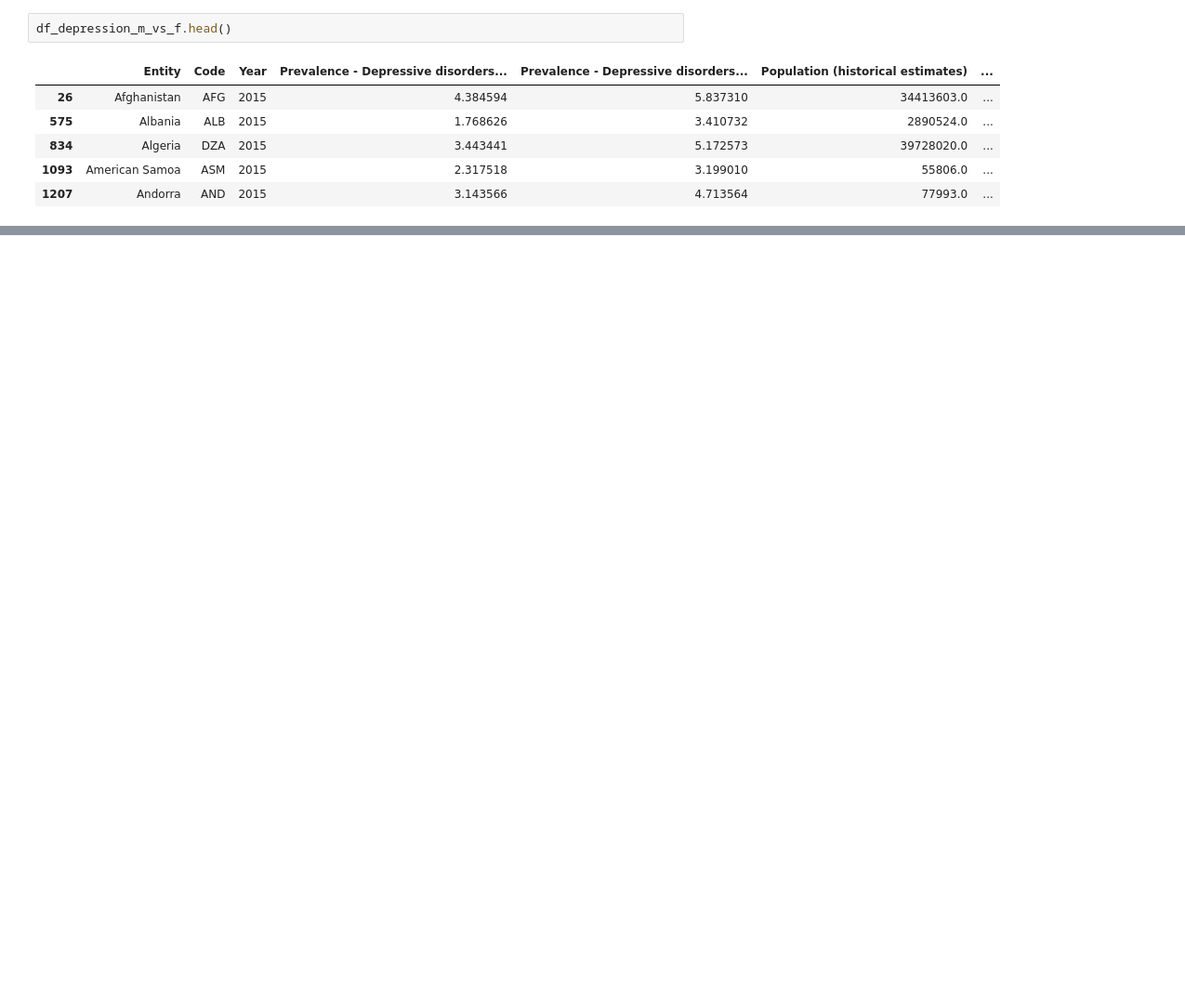
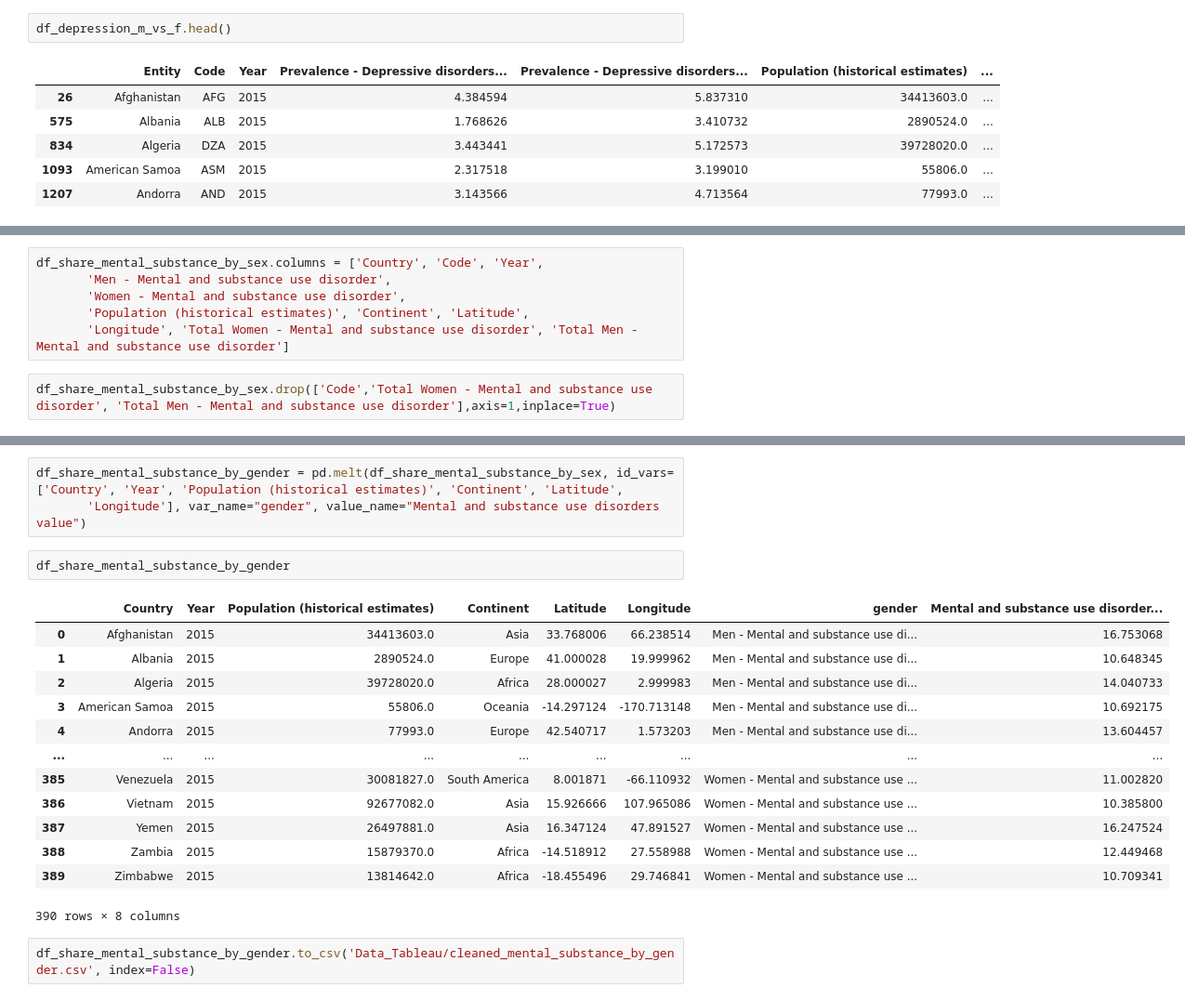
Before and after one commit to p-colomer/Mental_Health_ML_Analysis, a Jupyter notebook: Data_Cleaning.ipynb, the cells around one changed output, grey strips where cells are left out. Shown at 93% size. Saved outputs shown, nothing was run; the diff lists cells and outputs as text; blank space fills up the shorter version.

```diff
--- a/cleaning_patricia.ipynb
+++ b/Data_Cleaning.ipynb
@@ -694,0 +750,8 @@ df_copy = pd.melt(df_depression_m_vs_f, id_vars=['Entity', 'Code', 'Year', 'Popu
+# %%
+df_share_mental_substance_by_sex.columns = ['Country', 'Code', 'Year',
+       'Men - Mental and substance use disorder',
+       'Women - Mental and substance use disorder',
+       'Population (historical estimates)', 'Continent', 'Latitude',
+       'Longitude', 'Total Women - Mental and substance use disorder', 'Total Men - Mental and substance use disorder']
+# %%
+df_share_mental_substance_by_sex.drop(['Code','Total Women - Mental and substance use disorder', 'Total Men - Mental and substance use disorder'],axis=1,inplace=True)
@@ -694,0 +767,21 @@ df_copy = pd.melt(df_depression_m_vs_f, id_vars=['Entity', 'Code', 'Year', 'Popu
+# %%
+df_share_mental_substance_by_gender = pd.melt(df_share_mental_substance_by_sex, id_vars=['Country', 'Year', 'Population (historical estimates)', 'Continent', 'Latitude',
+       'Longitude'], var_name="gender", value_name="Mental and substance use disorders value")
+# %%
+df_share_mental_substance_by_gender
+# %% [output]
+|  | Country | Year | Population (historical estimates) | Continent | Latitude | Longitude | gender | Mental and substance use disorder... |
+| 0 | Afghanistan | 2015 | 34413603.0 | Asia | 33.768006 | 66.238514 | Men - Mental and substance use di... | 16.753068 |
+| 1 | Albania | 2015 | 2890524.0 | Europe | 41.000028 | 19.999962 | Men - Mental and substance use di... | 10.648345 |
+| 2 | Algeria | 2015 | 39728020.0 | Africa | 28.000027 | 2.999983 | Men - Mental and substance use di... | 14.040733 |
+| 3 | American Samoa | 2015 | 55806.0 | Oceania | -14.297124 | -170.713148 | Men - Mental and substance use di... | 10.692175 |
+| 4 | Andorra | 2015 | 77993.0 | Europe | 42.540717 | 1.573203 | Men - Mental and substance use di... | 13.604457 |
+| ... | ... | ... | ... | ... | ... | ... | ... | ... |
+| 385 | Venezuela | 2015 | 30081827.0 | South America | 8.001871 | -66.110932 | Women - Mental and substance use ... | 11.002820 |
+| 386 | Vietnam | 2015 | 92677082.0 | Asia | 15.926666 | 107.965086 | Women - Mental and substance use ... | 10.385800 |
+| 387 | Yemen | 2015 | 26497881.0 | Asia | 16.347124 | 47.891527 | Women - Mental and substance use ... | 16.247524 |
+| 388 | Zambia | 2015 | 15879370.0 | Africa | -14.518912 | 27.558988 | Women - Mental and substance use ... | 12.449468 |
+| 389 | Zimbabwe | 2015 | 13814642.0 | Africa | -18.455496 | 29.746841 | Women - Mental and substance use ... | 10.709341 |
+390 rows × 8 columns
+# %%
+df_share_mental_substance_by_gender.to_csv('Data_Tableau/cleaned_mental_substance_by_gender.csv', index=False)
```
Also changed, not shown: parts of 49 cells of this notebook, 14 other files.
